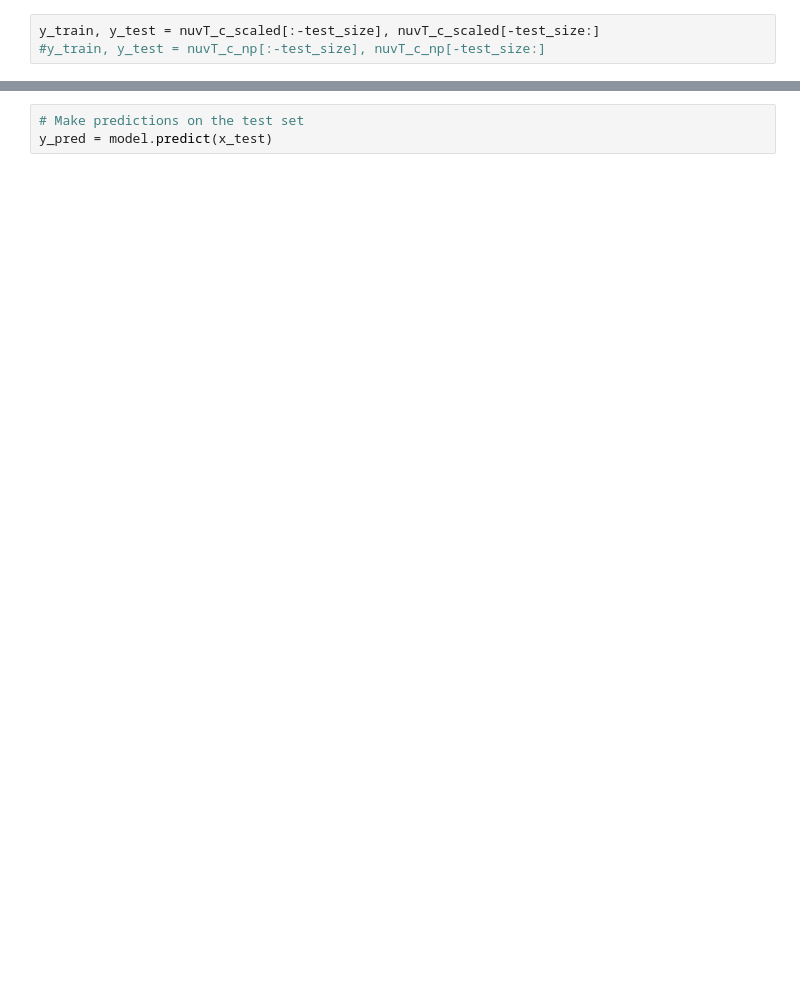
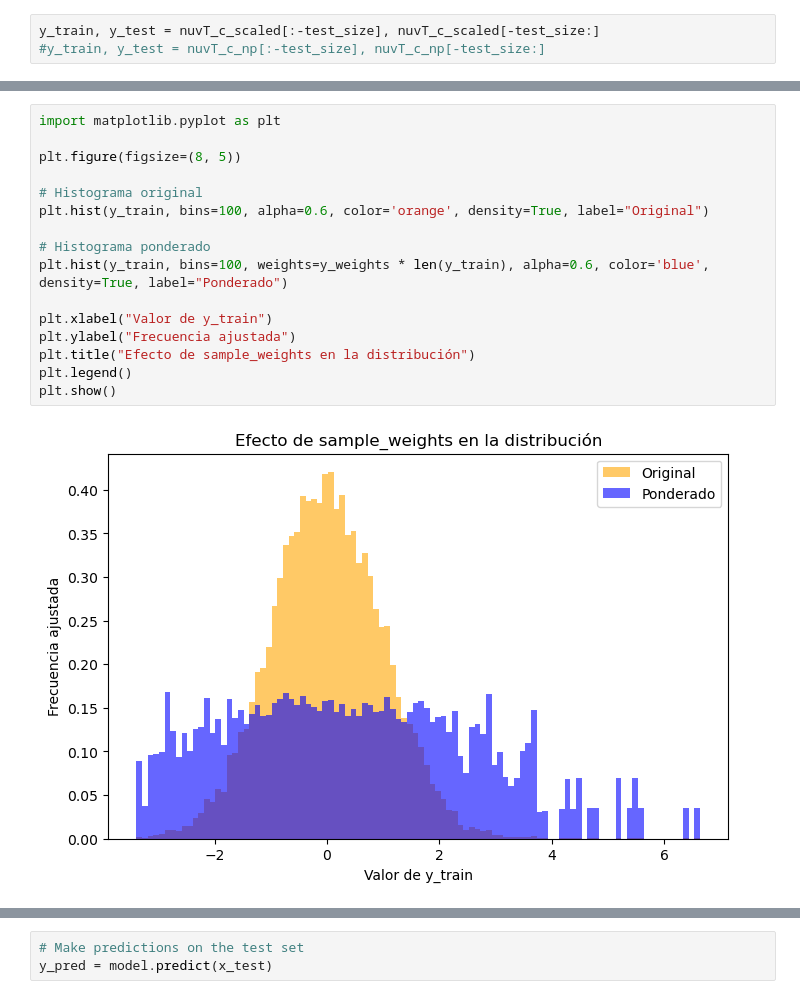
Before and after one commit to CIEMAT-Neutrino/AI_nuvT, a Jupyter notebook: 5_Regression_time_NN.ipynb, the cells around one changed output, grey strips where cells are left out. Drawn from its saved outputs; the diff is of its cells as text; blank space fills up the shorter version.

```diff
--- a/5_Regression_time_NN.ipynb
+++ b/5_Regression_time_NN.ipynb
@@ -148,3 +147,21 @@ plt.show()
+# %%
+import matplotlib.pyplot as plt
+
+plt.figure(figsize=(8, 5))
+
+# Histograma original
+plt.hist(y_train, bins=100, alpha=0.6, color='orange', density=True, label="Original")
+
+# Histograma ponderado
+plt.hist(y_train, bins=100, weights=y_weights * len(y_train), alpha=0.6, color='blue', density=True, label="Ponderado")
+
+plt.xlabel("Valor de y_train")
+plt.ylabel("Frecuencia ajustada")
+plt.title("Efecto de sample_weights en la distribución")
+plt.legend()
+plt.show()
+# %% [output]
+[figure, added]
 # %%
 from tensorflow.keras import layers, models
 from tensorflow.keras.optimizers import Adam
```
Also changed, not shown: parts of 13 cells of this notebook, 9 other files.
